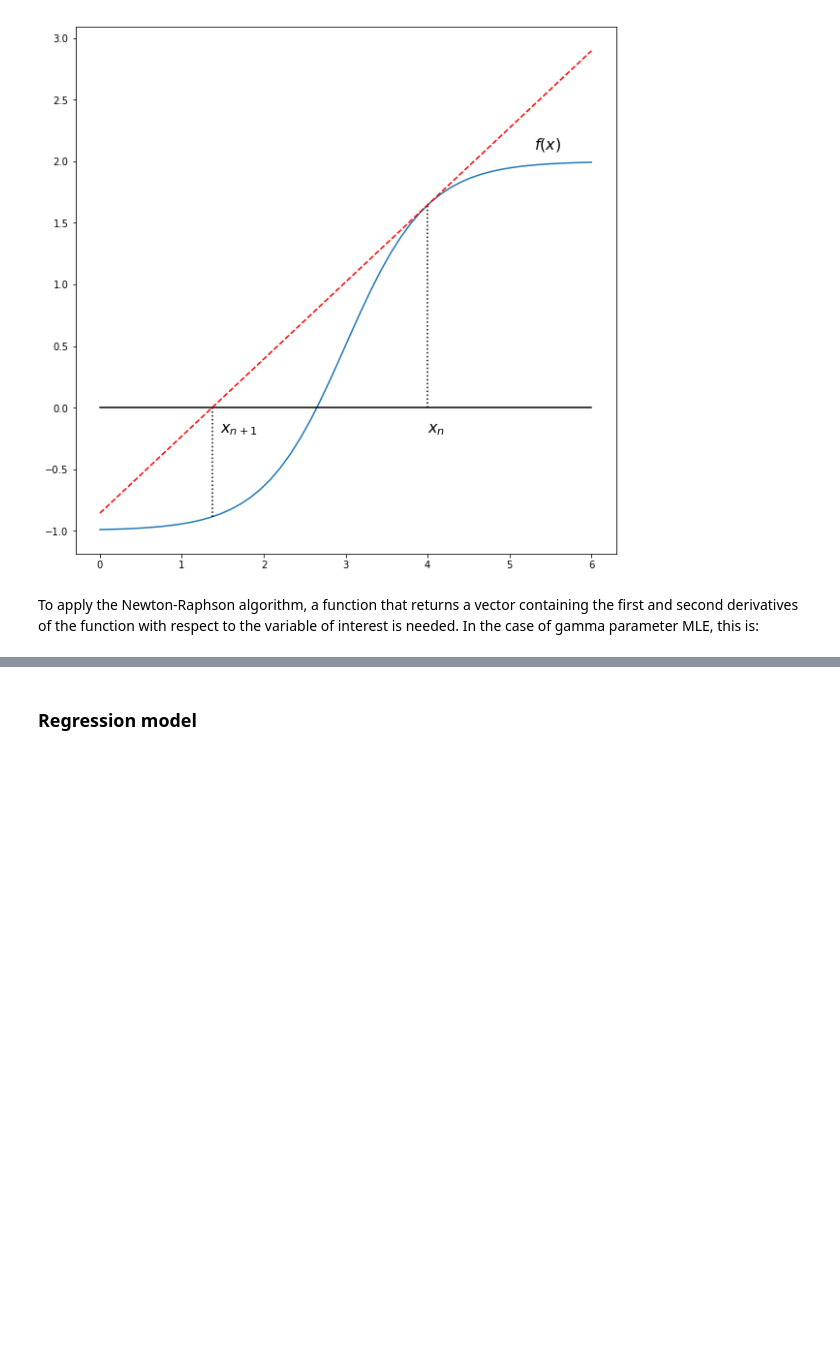
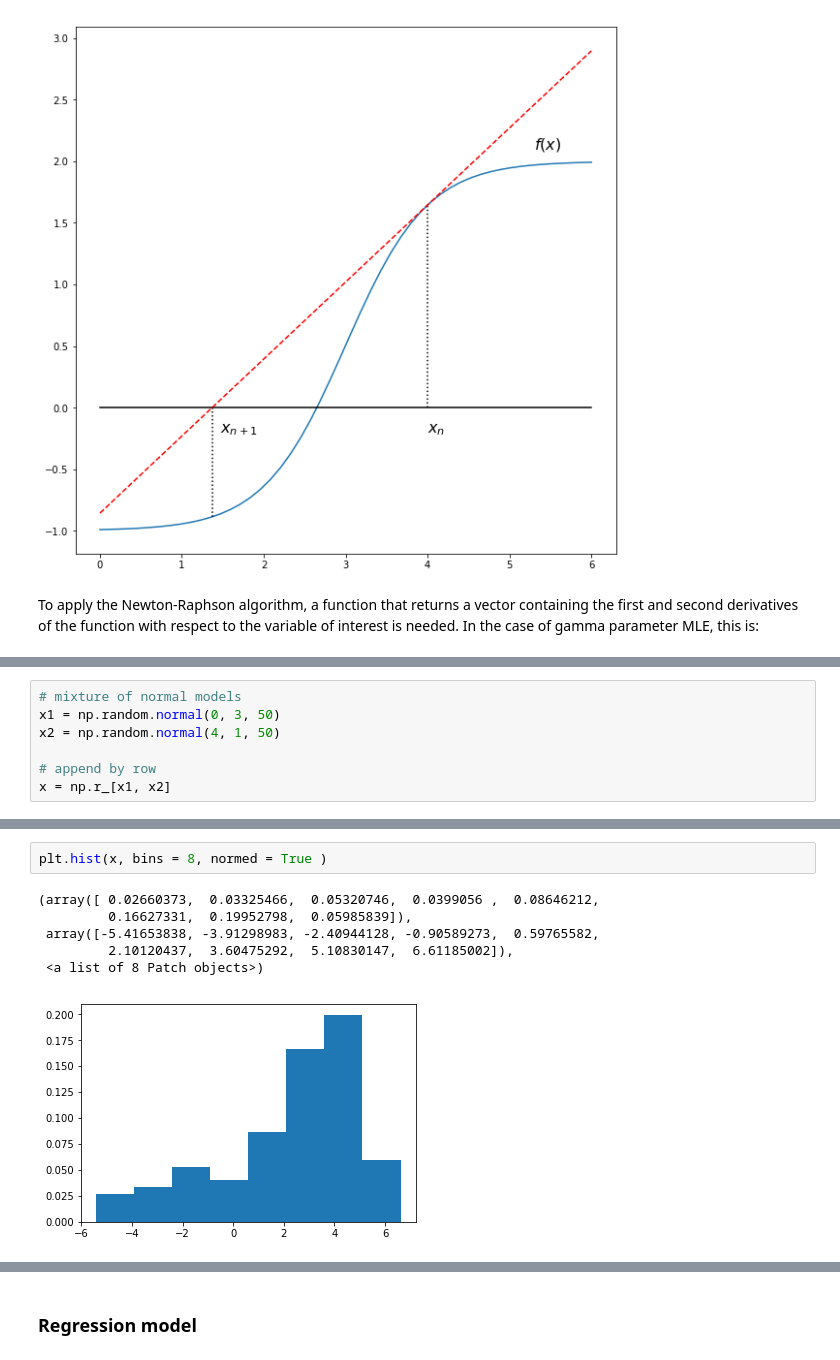
Before and after one commit to yueying-teng/STAT, a Jupyter notebook: statistical model.ipynb, the cells around one changed output, grey strips where cells are left out. Saved outputs shown, nothing was run; the diff lists cells and outputs as text; blank space fills up the shorter version.

```diff
--- a/statistical model.ipynb
+++ b/statistical model.ipynb
@@ -377,0 +454,7 @@ To apply the Newton-Raphson algorithm, a function that returns a vector containi
+# %%
+# mixture of normal models
+x1 = np.random.normal(0, 3, 50)
+x2 = np.random.normal(4, 1, 50)
+
+# append by row
+x = np.r_[x1, x2]
@@ -377,0 +471,9 @@ To apply the Newton-Raphson algorithm, a function that returns a vector containi
+# %%
+plt.hist(x, bins = 8, normed = True )
+# %% [output]
+(array([ 0.02660373,  0.03325466,  0.05320746,  0.0399056 ,  0.08646212,
+         0.16627331,  0.19952798,  0.05985839]),
+ array([-5.41653838, -3.91298983, -2.40944128, -0.90589273,  0.59765582,
+         2.10120437,  3.60475292,  5.10830147,  6.61185002]),
+ <a list of 8 Patch objects>)
+[figure, added]
```
Also changed, not shown: parts of 27 cells of this notebook.
